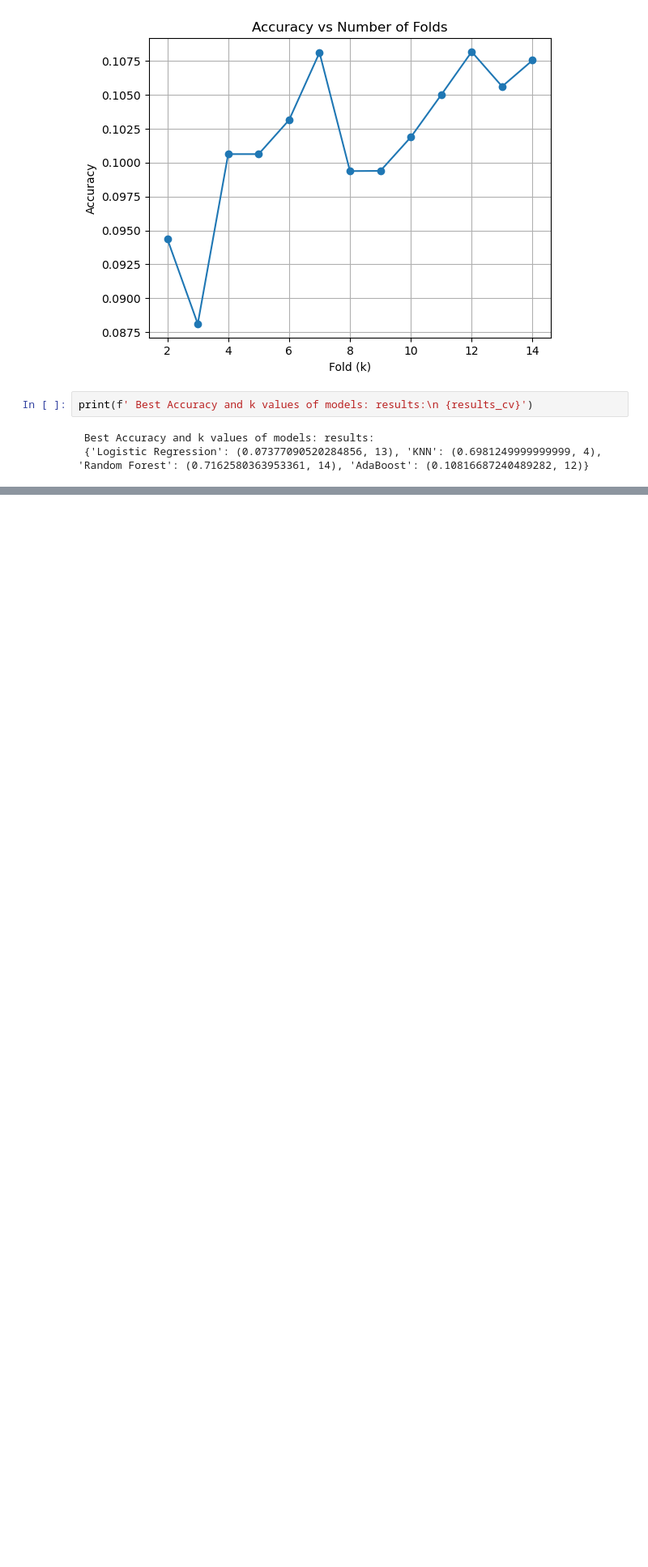
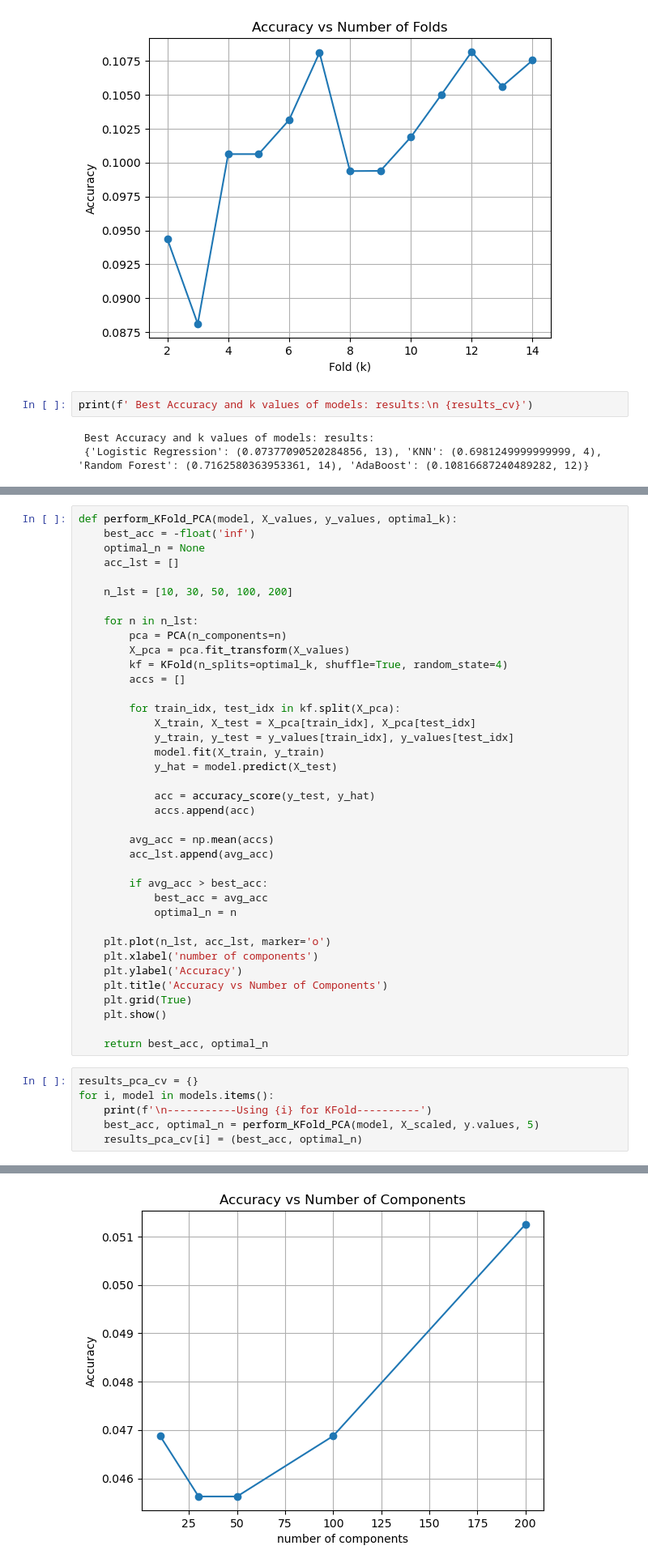
Before and after one commit to wolstone/CMSE381-Project, a Jupyter notebook: temp.ipynb, the cells around one changed output, grey strips where cells are left out. Shown: that part at 81% size. Saved outputs shown, nothing was run; the diff lists cells and outputs as text; blank space fills up the shorter version.

Commit message:
Fixed code, graphs, feature selection

```diff
--- a/temp.ipynb
+++ b/temp.ipynb
@@ -225,0 +194,45 @@ Best params = {'max_depth': None, 'n_estimators': 100}
+# %%
+def perform_KFold_PCA(model, X_values, y_values, optimal_k):
+    best_acc = -float('inf')
+    optimal_n = None
+    acc_lst = []
+
+    n_lst = [10, 30, 50, 100, 200]
+
+    for n in n_lst:
+        pca = PCA(n_components=n)
+        X_pca = pca.fit_transform(X_values)
+        kf = KFold(n_splits=optimal_k, shuffle=True, random_state=4)
+        accs = []
+
+        for train_idx, test_idx in kf.split(X_pca):
+            X_train, X_test = X_pca[train_idx], X_pca[test_idx]
+            y_train, y_test = y_values[train_idx], y_values[test_idx]
+            model.fit(X_train, y_train)
+            y_hat = model.predict(X_test)
+
+            acc = accuracy_score(y_test, y_hat)
+            accs.append(acc)
+
+        avg_acc = np.mean(accs)
+        acc_lst.append(avg_acc)
+
+        if avg_acc > best_acc:
+            best_acc = avg_acc
+            optimal_n = n
+
+    plt.plot(n_lst, acc_lst, marker='o')
+    plt.xlabel('number of components')
+    plt.ylabel('Accuracy')
+    plt.title('Accuracy vs Number of Components')
+    plt.grid(True)
+    plt.show()
+
+    return best_acc, optimal_n
+# %%
+results_pca_cv = {}
+for i, model in models.items():
+    print(f'\n-----------Using {i} for KFold----------')
+    best_acc, optimal_n = perform_KFold_PCA(model, X_scaled, y.values, 5)
+    results_pca_cv[i] = (best_acc, optimal_n)
+# %% [output]
@@ -225,0 +240 @@ Best params = {'max_depth': None, 'n_estimators': 100}
+[figure, added]
```
Also changed, not shown: parts of 12 cells of this notebook.
